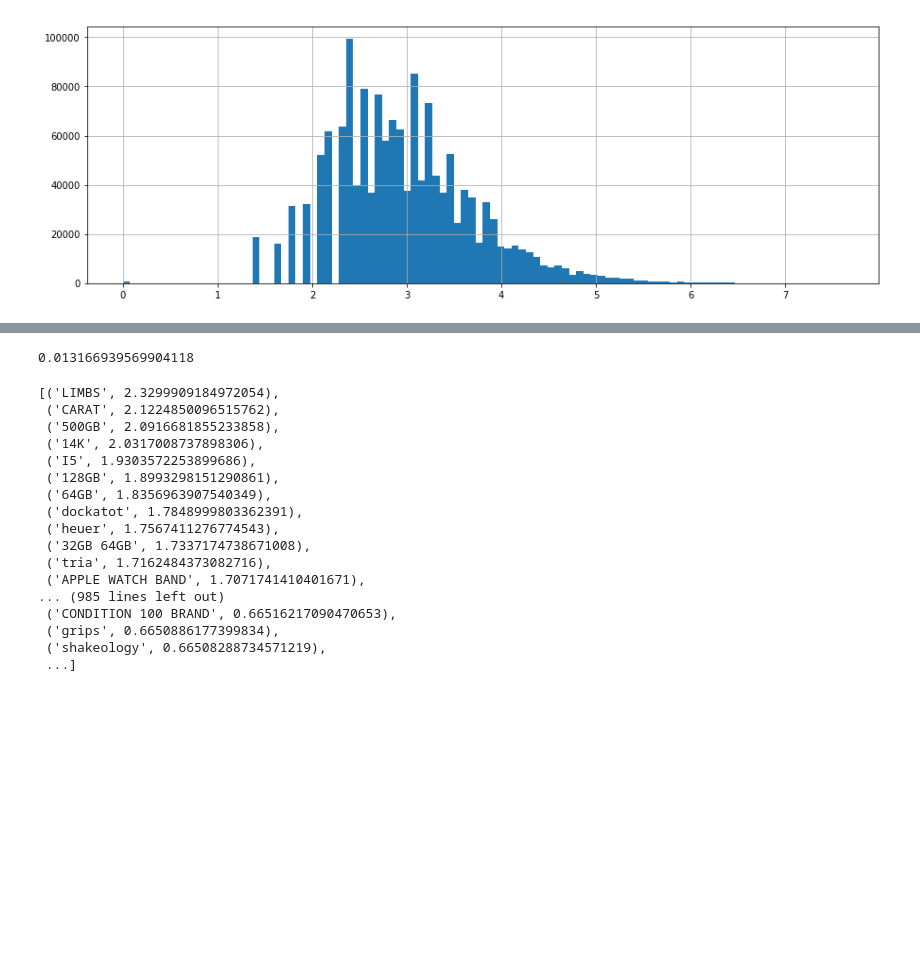
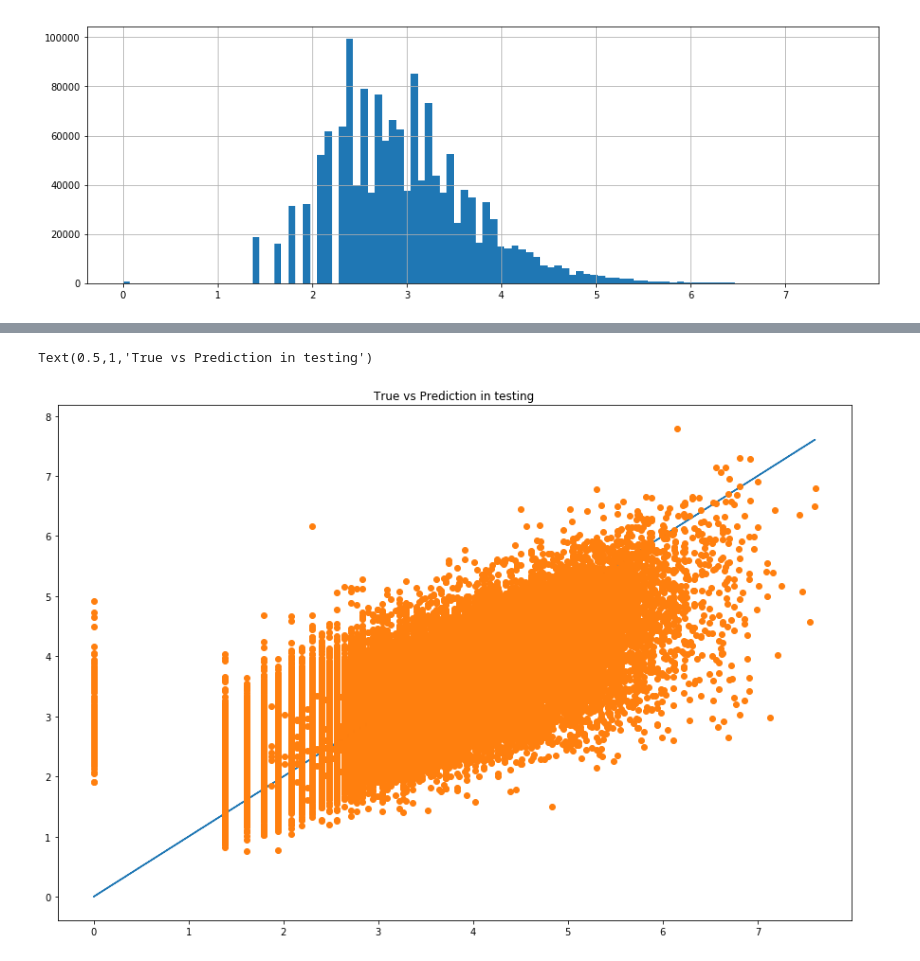
Before and after one commit to chen-xiong-yi/Mercari, a Jupyter notebook: Mercari.ipynb, the cells around one changed output, grey strips where cells are left out. Drawn from its saved outputs; the diff is of its cells as text; code cells hidden in the pictures; blank space fills up the shorter version.

```diff
--- a/Mercari.ipynb
+++ b/Mercari.ipynb
@@ -227,4 +217,0 @@ plt.plot(y_train, y_train, ridge_pred, y_train, 'o')
-# %%
-mean_squared_log_error(y_train, ridge_pred)
-# %% [output]
-0.013166939569904118
@@ -233 +218,8 @@ X_row = X_train_.shape[0]
+# %%
+plt.figure(figsize=(15,10))
+plt.plot(y_test, y_test, y_test, ridge_test, 'o')
+plt.title('True vs Prediction in testing')
+# %% [output]
+Text(0.5,1,'True vs Prediction in testing')
+[figure, added]
 # %%
@@ -237,21 +229,3 @@ count_category2.get_feature_names() + count_category3.get_feature_names() + coun
 # %%
-feature_coef = zip(features, np.abs(ridge.coef_))
-sorted(feature_coef, key = lambda tup: tup[1], reverse=True)
+# feature_coef = zip(features, np.abs(ridge.coef_))
+# sorted(feature_coef, key = lambda tup: tup[1], reverse=True)
-# %% [output]
-[('LIMBS', 2.3299909184972054),
- ('CARAT', 2.1224850096515762),
- ('500GB', 2.0916681855233858),
- ('14K', 2.0317008737898306),
- ('I5', 1.9303572253899686),
- ('128GB', 1.8993298151290861),
- ('64GB', 1.8356963907540349),
- ('dockatot', 1.7848999803362391),
- ('heuer', 1.7567411276774543),
- ('32GB 64GB', 1.7337174738671008),
- ('tria', 1.7162484373082716),
- ('APPLE WATCH BAND', 1.7071741410401671),
-... (985 lines left out)
- ('CONDITION 100 BRAND', 0.66516217090470653),
- ('grips', 0.6650886177399834),
- ('shakeology', 0.66508288734571219),
- ...]
```
Also changed, not shown: parts of 14 cells of this notebook.
